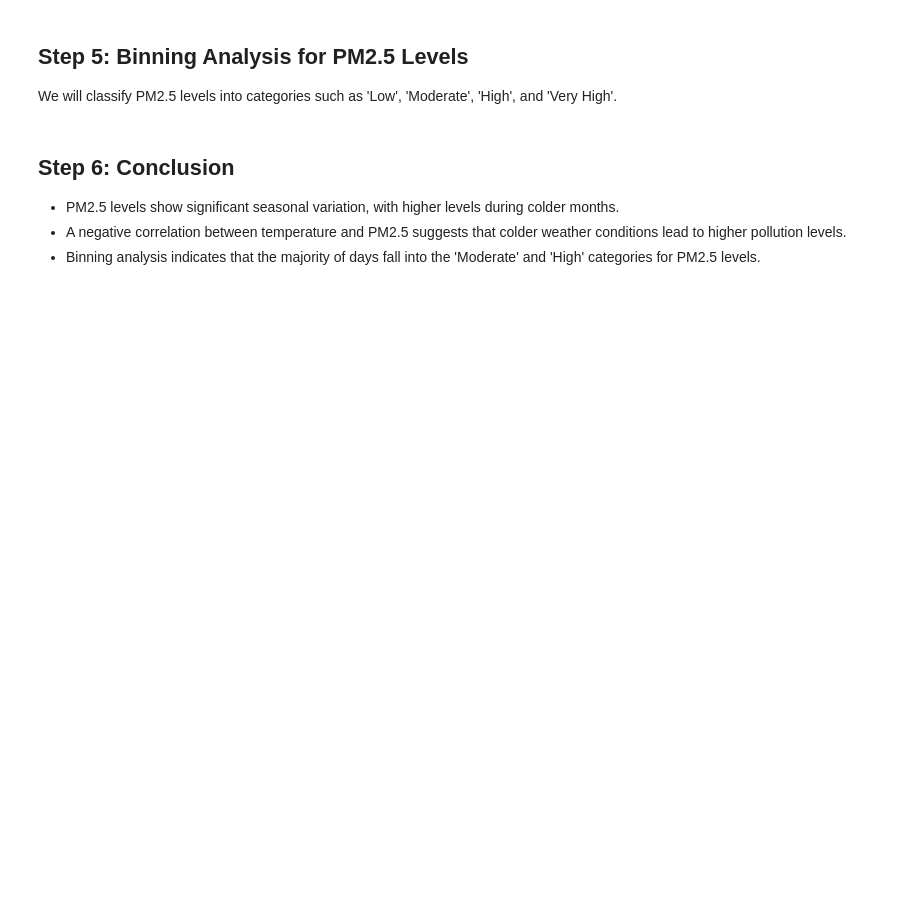
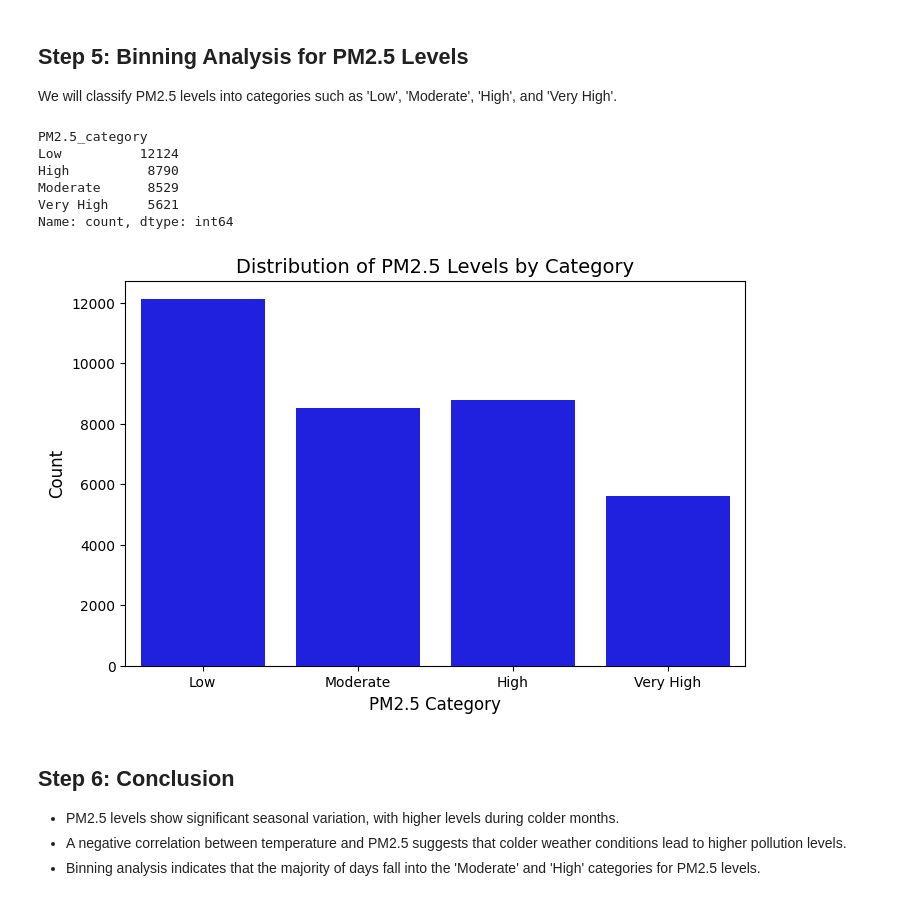
Before and after one commit to WigunaKurniawan/air-quality-tiantan-analysis, a Jupyter notebook: Notebooks/analysis_fixed_imports.ipynb, the cells around one changed output. Saved outputs shown, nothing was run; the diff lists cells and outputs as text; code cells hidden in the pictures; blank space fills up the shorter version.

```diff
--- a/Notebooks/analysis_fixed_imports.ipynb
+++ b/Notebooks/analysis_fixed_imports.ipynb
@@ -28,7 +28,7 @@ We will load the dataset directly from the GitHub link to perform the analysis.
 # %%
 
 # Load the dataset from GitHub
-data_url = 'https://raw.githubusercontent.com/WigunaKurniawan/air-quality-tiantan-analysis/main/Dataset/PRSA_Data_Tiantan_20130301-20170228.csv'
+data_url = 'https://raw.githubusercontent.com/WigunaKurniawan/air-quality-tiantan-analysis/main/Dashboard/PRSA_Data_Tiantan_20130301-20170228.csv'
 data = pd.read_csv(data_url)
 
 # Display the first few rows to understand the structure
@@ -78,30 +109,38 @@ We will classify PM2.5 levels into categories such as 'Low', 'Moderate', 'High',
 # %%
 
 # Binning PM2.5 levels into categories
 def categorize_pm25(value):
     if value < 35:
         return 'Low'
     elif 35 <= value < 75:
         return 'Moderate'
     elif 75 <= value < 150:
         return 'High'
     else:
         return 'Very High'
 
 # Apply the binning function to the 'PM2.5' column
 data_cleaned['PM2.5_category'] = data_cleaned['PM2.5'].apply(categorize_pm25)
 
 # Check the distribution of categories
 category_counts = data_cleaned['PM2.5_category'].value_counts()
 print(category_counts)
 
 # Visualize the distribution of PM2.5 categories
 plt.figure(figsize=(8, 5))
-sns.countplot(x='PM2.5_category', data=data_cleaned, palette='Set2')
+sns.countplot(x='PM2.5_category', data=data_cleaned, color='blue')  # Set all bars to blue
 plt.title('Distribution of PM2.5 Levels by Category', fontsize=14)
 plt.xlabel('PM2.5 Category', fontsize=12)
 plt.ylabel('Count', fontsize=12)
 plt.show()
+# %% [output]
+PM2.5_category
+Low          12124
+High          8790
+Moderate      8529
+Very High     5621
+Name: count, dtype: int64
+[figure, added]
 # %% [markdown]
 ## Step 6: Conclusion
 - PM2.5 levels show significant seasonal variation, with higher levels during colder months.
```
Also changed, not shown: parts of 4 cells of this notebook.
